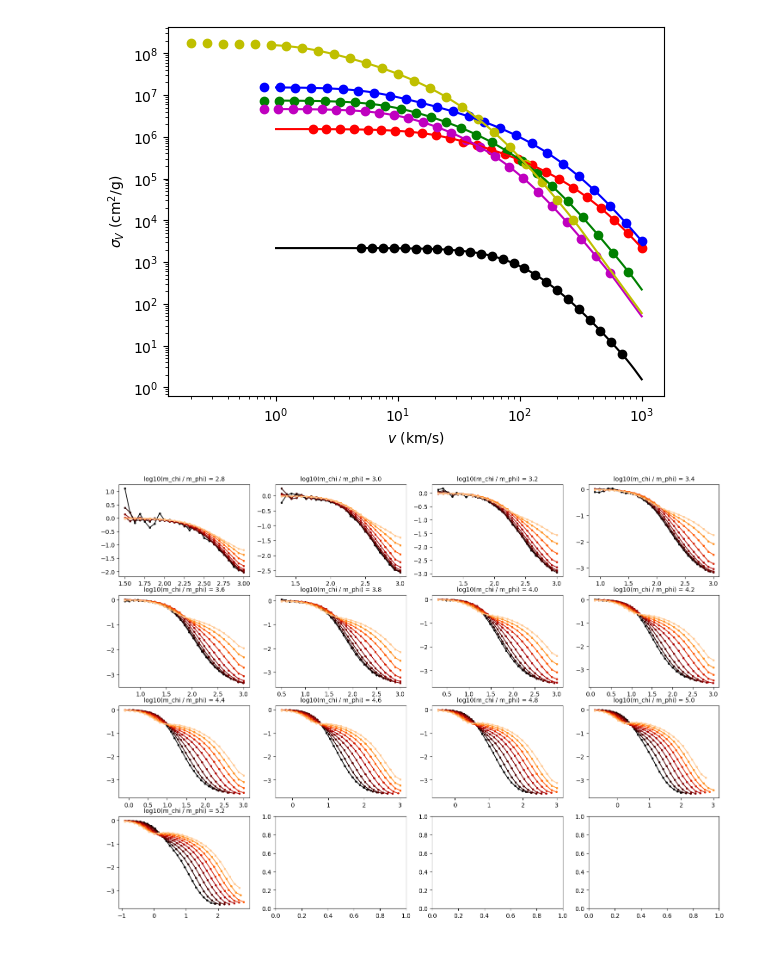
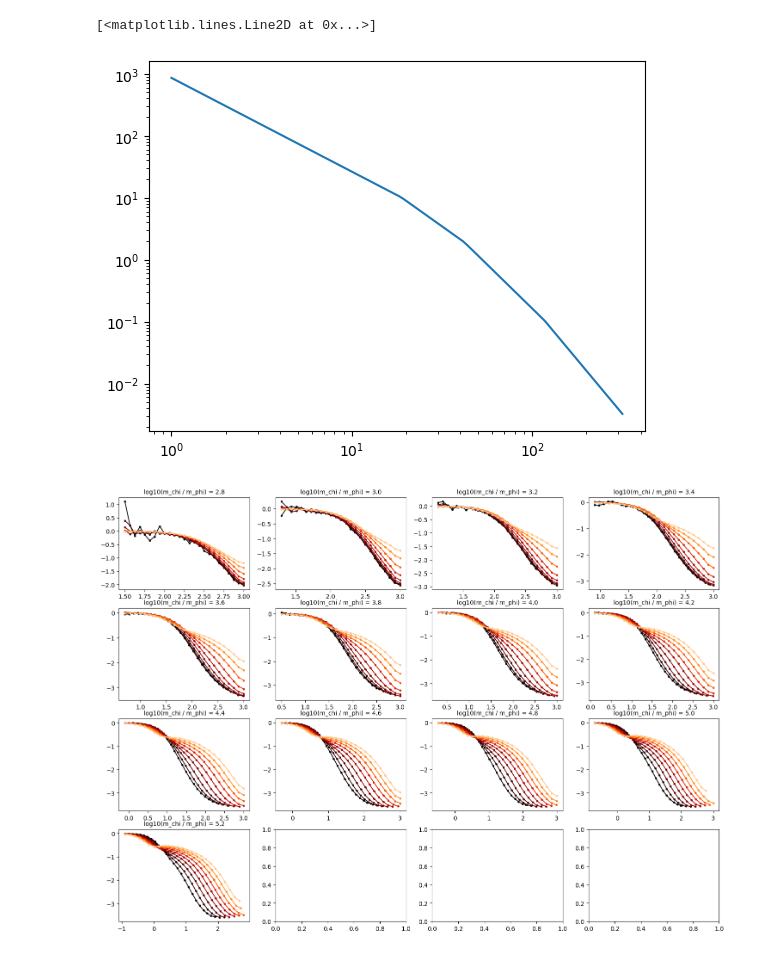
Before and after one commit to dangilman/pykawa, a Jupyter notebook: notebooks/repulsive_yukawa_tabulated.ipynb, the cells around one changed output. Saved outputs shown, nothing was run; the diff lists cells and outputs as text; code cells hidden in the pictures.

```diff
--- a/notebooks/repulsive_yukawa_tabulated.ipynb
+++ b/notebooks/repulsive_yukawa_tabulated.ipynb
@@ -6,29 +108,13 @@ import matplotlib.pyplot as plt
 # %%
-log10_mass_ratio_plot = [3.6, 4.0, 4.4, 4.4, 4.4, 5.0]
-log10_alpha_plot = [-4.1, -2.6, -2.6, -3.2, -3.5, -3.5]
-v_extended = np.logspace(0, 3, 100)
-cols = ['k', 'r', 'b', 'g', 'm', 'y']
-
-cross_section_interpolator = make_cross_section_interpolator('REPULSIVE_YUKAWA')[0]
-
-
-for i, (log10_mass_ratio, log10_alpha) in enumerate(zip(log10_mass_ratio_plot, log10_alpha_plot)):
-    v_grid, phases = get_phases(log10_mass_ratio, log10_alpha, 'REPULSIVE_YUKAWA')
-    cross = CrossSection.from_phase_shifts(
-        v_grid, phases, 'VISCOSITY', log10_alpha, log10_mass_ratio
-    )
-    v_lin = 10 ** v_grid
-    sigma_exact = cross(v_lin, None)
-
-    plt.scatter(v_lin, sigma_exact, color=cols[i])
-    plt.loglog(v_extended, cross_section_interpolator(v_extended, None, log10_alpha, log10_mass_ratio),
-              color=cols[i])
-
-plt.xlabel(r'$v$ (km/s)')
-plt.ylabel(r'$\sigma_V$ (cm$^2$/g)')
-plt.show()
+v0 = np.logspace(0, 2.5, 100)
+amp_at_vref = 100. # 100 cm^2/g at v_ref=10 km/sec
+log10_alpha = -3.0
+log10_mass_ratio = 4.7
+sigma_eff = [cross_section_interpolator.thermal_average(v0_i, amp_at_vref, log10_alpha, log10_mass_ratio) for v0_i in v0]
+plt.loglog(v0, sigma_eff)
 # %% [output]
+[<matplotlib.lines.Line2D at 0x...>]
-[figure, old version]
+[figure, new version]
 # %%
 log10_mass_ratio_plot = np.arange(2.8, 5.2, 0.2)
 log10_alpha_plot = np.arange(-4.4, -2.0, 0.3)
```
Also changed, not shown: parts of 11 cells of this notebook, 10 other files.
